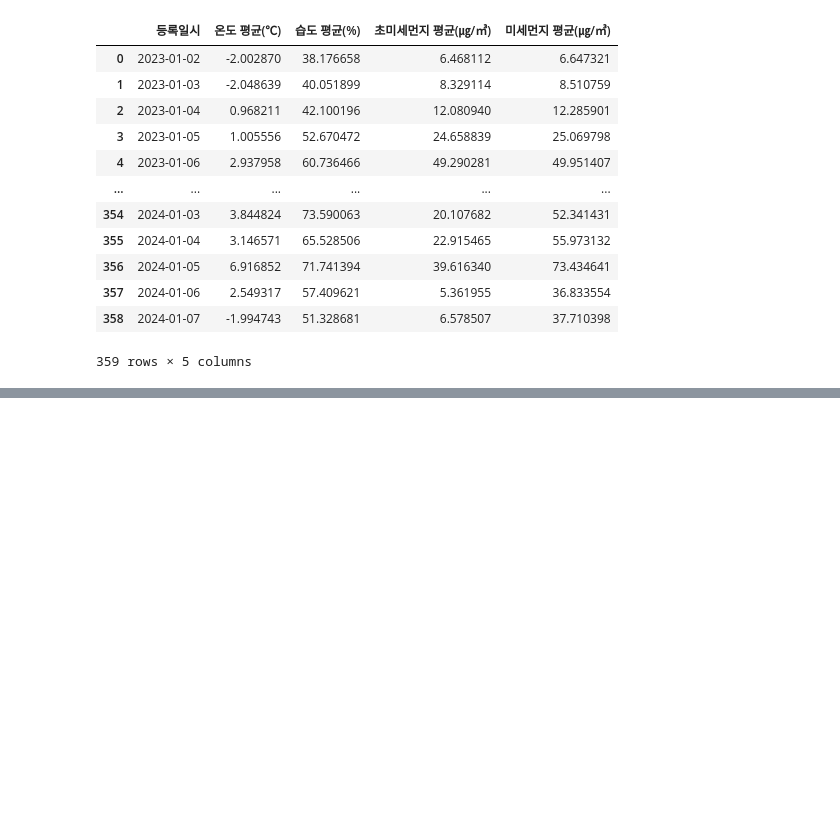
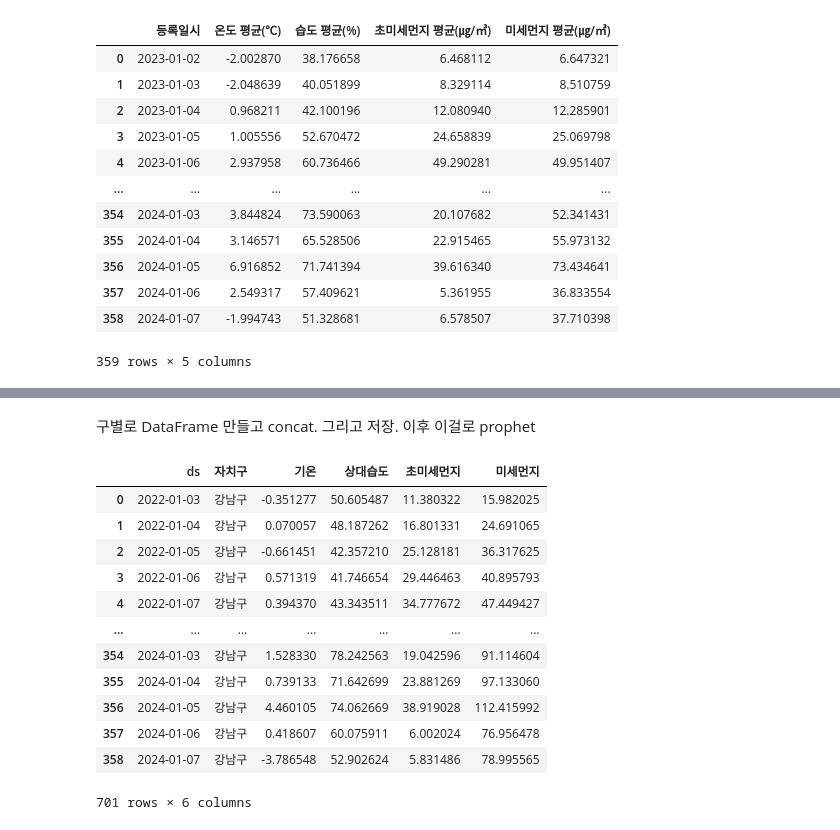
Before and after one commit to eunyoung030927/2024-Environmental-Data-Analysis-and-Utilization-Competition, a Jupyter notebook: model/preprocessing.ipynb, the cells around one changed output, grey strips where cells are left out. Cells and saved outputs as stored; diff of their text form; code cells hidden in the pictures; blank space fills up the shorter version.

```diff
--- a/model/preprocessing.ipynb
+++ b/model/preprocessing.ipynb
@@ -1174,0 +1307,18 @@ total_df[total_df['자치구'] == '관악구'].sort_values(by='등록일시').gr
+# %% [markdown]
+구별로 DataFrame 만들고 concat. 그리고 저장. 이후 이걸로 prophet
+# %%
+bothdict['강남구']
+# %% [output]
+|  | ds | 자치구 | 기온 | 상대습도 | 초미세먼지 | 미세먼지 |
+| 0 | 2022-01-03 | 강남구 | -0.351277 | 50.605487 | 11.380322 | 15.982025 |
+| 1 | 2022-01-04 | 강남구 | 0.070057 | 48.187262 | 16.801331 | 24.691065 |
+| 2 | 2022-01-05 | 강남구 | -0.661451 | 42.357210 | 25.128181 | 36.317625 |
+| 3 | 2022-01-06 | 강남구 | 0.571319 | 41.746654 | 29.446463 | 40.895793 |
+| 4 | 2022-01-07 | 강남구 | 0.394370 | 43.343511 | 34.777672 | 47.449427 |
+| ... | ... | ... | ... | ... | ... | ... |
+| 354 | 2024-01-03 | 강남구 | 1.528330 | 78.242563 | 19.042596 | 91.114604 |
+| 355 | 2024-01-04 | 강남구 | 0.739133 | 71.642699 | 23.881269 | 97.133060 |
+| 356 | 2024-01-05 | 강남구 | 4.460105 | 74.062669 | 38.919028 | 112.415992 |
+| 357 | 2024-01-06 | 강남구 | 0.418607 | 60.075911 | 6.002024 | 76.956478 |
+| 358 | 2024-01-07 | 강남구 | -3.786548 | 52.902624 | 5.831486 | 78.995565 |
+701 rows × 6 columns
```
Also changed, not shown: parts of 12 cells of this notebook, 51 other files.
